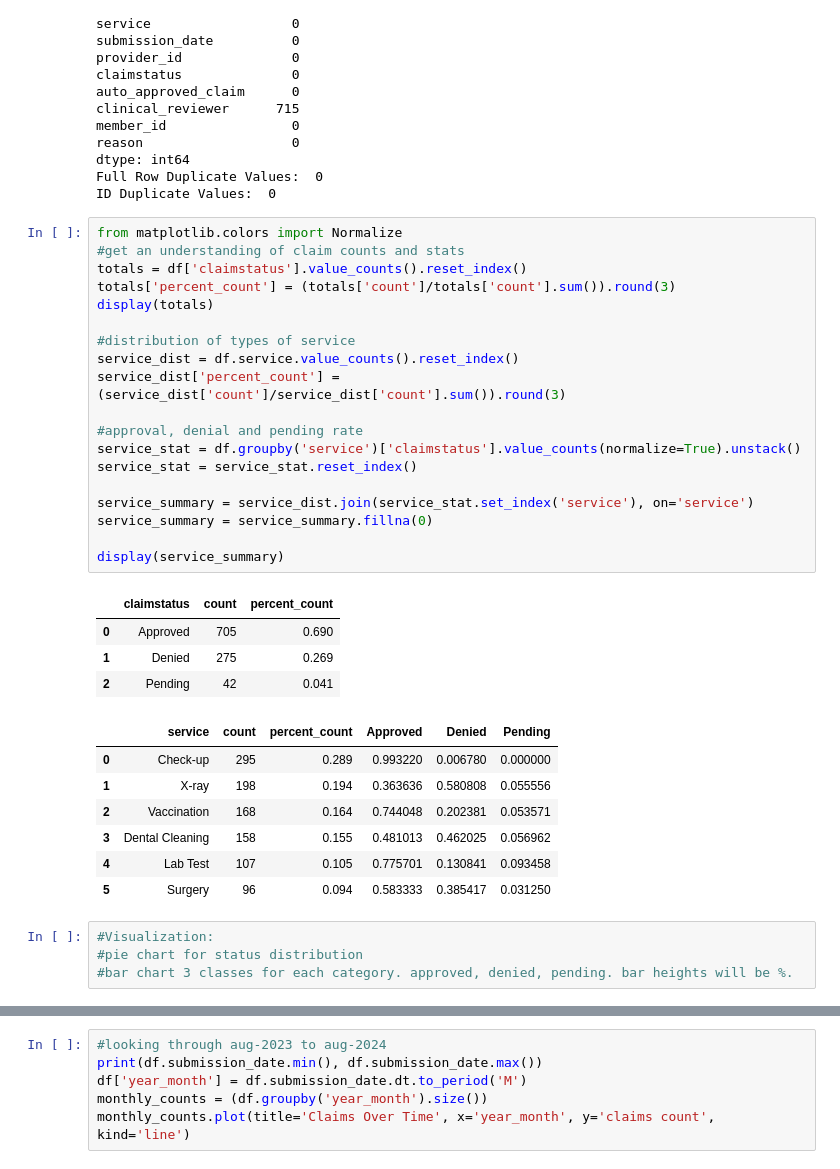
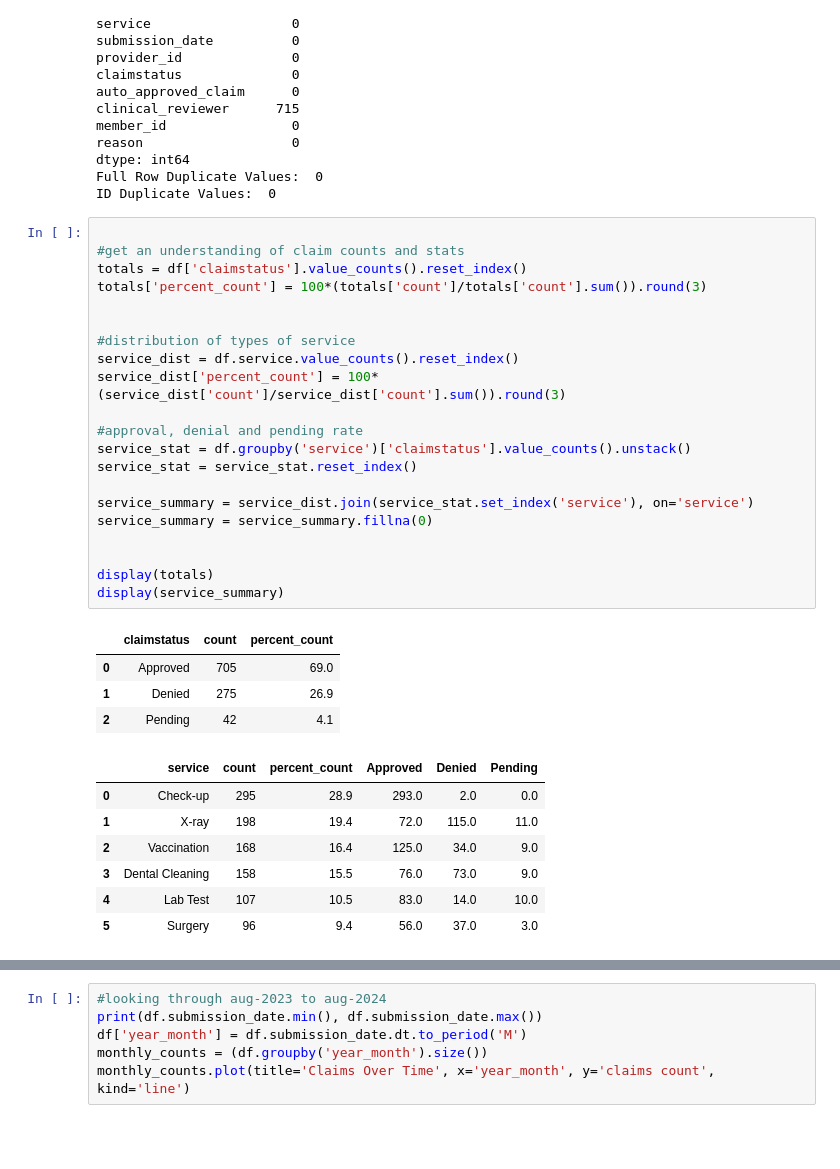
Before and after one commit to CMesiti/DataAnalyticsNotebooks, a Jupyter notebook: Claims_Data_Challenge.ipynb, the cells around one changed output, grey strips where cells are left out. Drawn from its saved outputs; the diff is of its cells as text; blank space fills up the shorter version.

```diff
--- a/Claims_Data_Challenge.ipynb
+++ b/Claims_Data_Challenge.ipynb
@@ -74,37 +87,35 @@ dtype: int64
 Full Row Duplicate Values:  0
 ID Duplicate Values:  0
 # %%
-from matplotlib.colors import Normalize
+
 #get an understanding of claim counts and stats
 totals = df['claimstatus'].value_counts().reset_index()
-totals['percent_count'] = (totals['count']/totals['count'].sum()).round(3)
-display(totals)
+totals['percent_count'] = 100*(totals['count']/totals['count'].sum()).round(3)
+
 
 #distribution of types of service
 service_dist = df.service.value_counts().reset_index()
-service_dist['percent_count'] = (service_dist['count']/service_dist['count'].sum()).round(3)
+service_dist['percent_count'] = 100*(service_dist['count']/service_dist['count'].sum()).round(3)
 
 #approval, denial and pending rate
-service_stat = df.groupby('service')['claimstatus'].value_counts(normalize=True).unstack()
+service_stat = df.groupby('service')['claimstatus'].value_counts().unstack()
 service_stat = service_stat.reset_index()
 
 service_summary = service_dist.join(service_stat.set_index('service'), on='service')
 service_summary = service_summary.fillna(0)
 
+
+display(totals)
 display(service_summary)
 # %% [output]
 |  | claimstatus | count | percent_count |
-| 0 | Approved | 705 | 0.690 |
-| 1 | Denied | 275 | 0.269 |
-| 2 | Pending | 42 | 0.041 |
+| 0 | Approved | 705 | 69.0 |
+| 1 | Denied | 275 | 26.9 |
+| 2 | Pending | 42 | 4.1 |
 |  | service | count | percent_count | Approved | Denied | Pending |
-| 0 | Check-up | 295 | 0.289 | 0.993220 | 0.006780 | 0.000000 |
-| 1 | X-ray | 198 | 0.194 | 0.363636 | 0.580808 | 0.055556 |
-| 2 | Vaccination | 168 | 0.164 | 0.744048 | 0.202381 | 0.053571 |
-| 3 | Dental Cleaning | 158 | 0.155 | 0.481013 | 0.462025 | 0.056962 |
-| 4 | Lab Test | 107 | 0.105 | 0.775701 | 0.130841 | 0.093458 |
-| 5 | Surgery | 96 | 0.094 | 0.583333 | 0.385417 | 0.031250 |
+| 0 | Check-up | 295 | 28.9 | 293.0 | 2.0 | 0.0 |
+| 1 | X-ray | 198 | 19.4 | 72.0 | 115.0 | 11.0 |
+| 2 | Vaccination | 168 | 16.4 | 125.0 | 34.0 | 9.0 |
+| 3 | Dental Cleaning | 158 | 15.5 | 76.0 | 73.0 | 9.0 |
+| 4 | Lab Test | 107 | 10.5 | 83.0 | 14.0 | 10.0 |
+| 5 | Surgery | 96 | 9.4 | 56.0 | 37.0 | 3.0 |
-# %%
-#Visualization:
-#pie chart for status distribution
-#bar chart 3 classes for each category. approved, denied, pending. bar heights will be %.
```
Also changed, not shown: parts of 25 cells of this notebook.
